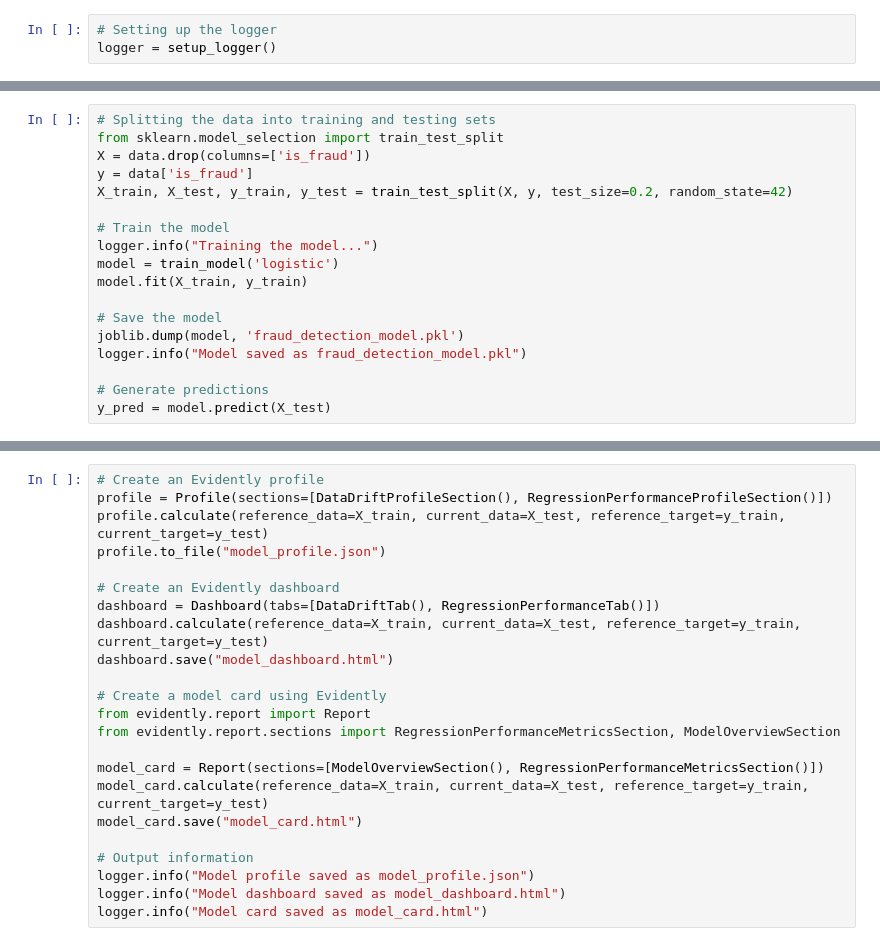
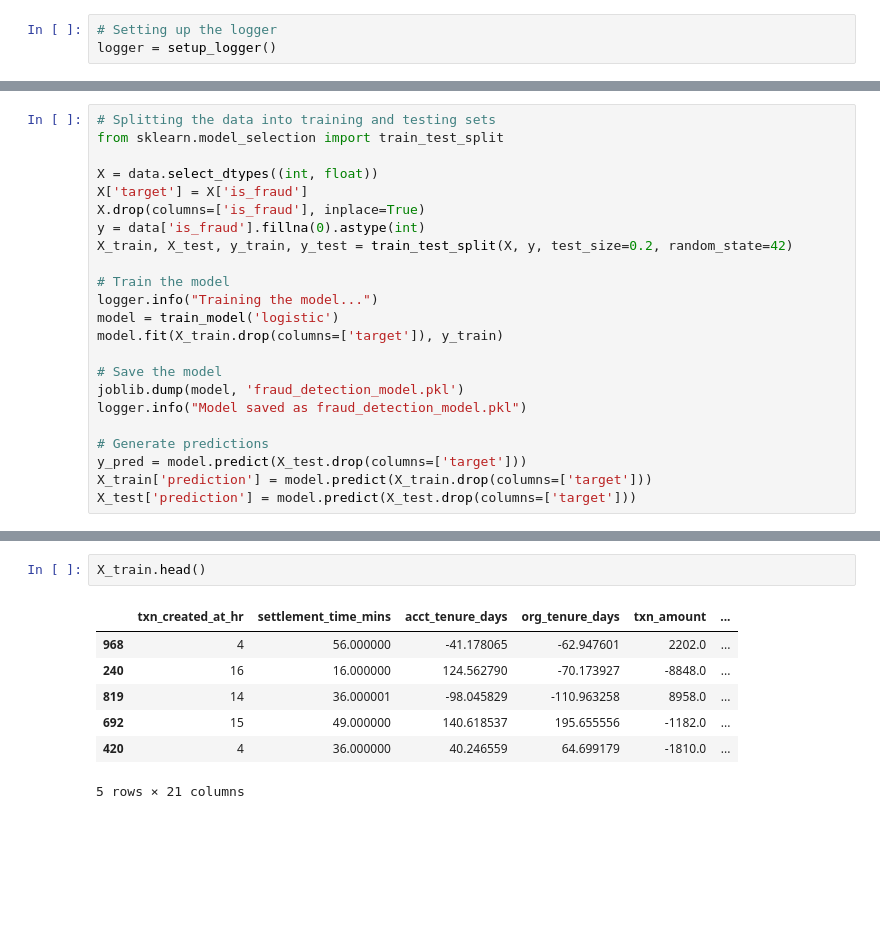
Before and after one commit to retroam/fraud_detection, a Jupyter notebook: example/example.ipynb, the cells around one changed output, grey strips where cells are left out. Cells and saved outputs as stored; diff of their text form; blank space fills up the shorter version.

```diff
--- a/example/example.ipynb
+++ b/example/example.ipynb
@@ -25,18 +60,23 @@ IOException: IO Error: Cannot open database "/Users/robertamanfu/Documents/misc/
 # %%
 # Splitting the data into training and testing sets
 from sklearn.model_selection import train_test_split
-X = data.drop(columns=['is_fraud'])
-y = data['is_fraud']
+
+X = data.select_dtypes((int, float))
+X['target'] = X['is_fraud']
+X.drop(columns=['is_fraud'], inplace=True)
+y = data['is_fraud'].fillna(0).astype(int)
 X_train, X_test, y_train, y_test = train_test_split(X, y, test_size=0.2, random_state=42)
 
 # Train the model
 logger.info("Training the model...")
 model = train_model('logistic')
-model.fit(X_train, y_train)
+model.fit(X_train.drop(columns=['target']), y_train)
 
 # Save the model
 joblib.dump(model, 'fraud_detection_model.pkl')
 logger.info("Model saved as fraud_detection_model.pkl")
 
 # Generate predictions
-y_pred = model.predict(X_test)
+y_pred = model.predict(X_test.drop(columns=['target']))
+X_train['prediction'] = model.predict(X_train.drop(columns=['target']))
+X_test['prediction'] = model.predict(X_test.drop(columns=['target']))
@@ -43,23 +92,10 @@ y_pred = model.predict(X_test)
-# %%
-# Create an Evidently profile
-profile = Profile(sections=[DataDriftProfileSection(), RegressionPerformanceProfileSection()])
-profile.calculate(reference_data=X_train, current_data=X_test, reference_target=y_train, current_target=y_test)
-profile.to_file("model_profile.json")
-
-# Create an Evidently dashboard
-dashboard = Dashboard(tabs=[DataDriftTab(), RegressionPerformanceTab()])
-dashboard.calculate(reference_data=X_train, current_data=X_test, reference_target=y_train, current_target=y_test)
-dashboard.save("model_dashboard.html")
-
-# Create a model card using Evidently
-from evidently.report import Report
-from evidently.report.sections import RegressionPerformanceMetricsSection, ModelOverviewSection
-
-model_card = Report(sections=[ModelOverviewSection(), RegressionPerformanceMetricsSection()])
-model_card.calculate(reference_data=X_train, current_data=X_test, reference_target=y_train, current_target=y_test)
-model_card.save("model_card.html")
-
-# Output information
-logger.info("Model profile saved as model_profile.json")
-logger.info("Model dashboard saved as model_dashboard.html")
-logger.info("Model card saved as model_card.html")
+# %%
+X_train.head()
+# %% [output]
+|  | txn_created_at_hr | settlement_time_mins | acct_tenure_days | org_tenure_days | txn_amount | ... |
+| 968 | 4 | 56.000000 | -41.178065 | -62.947601 | 2202.0 | ... |
+| 240 | 16 | 16.000000 | 124.562790 | -70.173927 | -8848.0 | ... |
+| 819 | 14 | 36.000001 | -98.045829 | -110.963258 | 8958.0 | ... |
+| 692 | 15 | 49.000000 | 140.618537 | 195.655556 | -1182.0 | ... |
+| 420 | 4 | 36.000000 | 40.246559 | 64.699179 | -1810.0 | ... |
+5 rows × 21 columns
```
Also changed, not shown: parts of 15 cells of this notebook, 5 other files.
